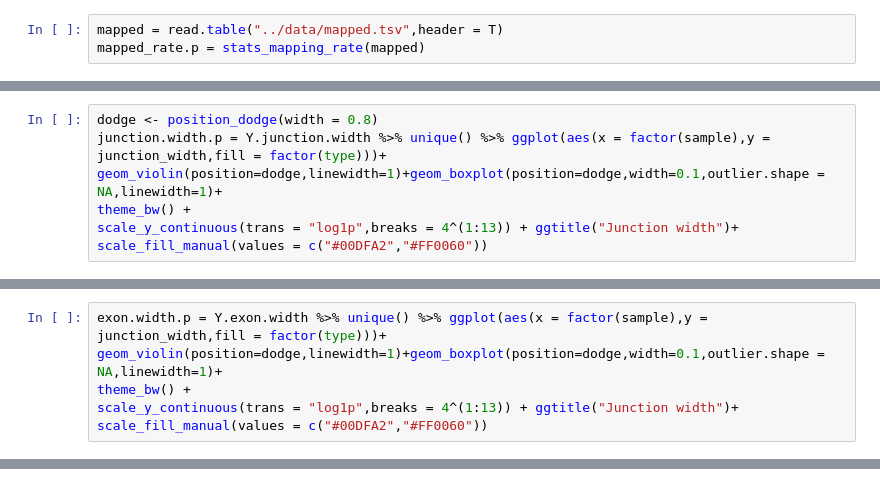
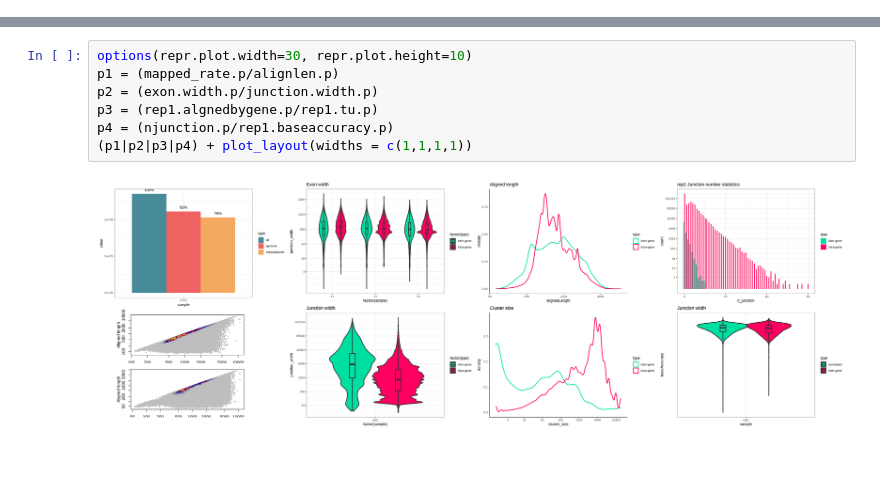
Before and after one commit to HongYhong/smart-seq-longreads, a Jupyter notebook: scripts/plot.R.ipynb, the cells around one changed output, grey strips where cells are left out. Cells and saved outputs as stored; diff of their text form; blank space fills up the shorter version.

```diff
--- a/scripts/plot.R.ipynb
+++ b/scripts/plot.R.ipynb
@@ -9,3 +0,0 @@ source("utils.R")
-# %%
-mapped = read.table("../data/mapped.tsv",header = T)
-mapped_rate.p = stats_mapping_rate(mapped)
@@ -118,7 +0,0 @@ Y.junction.width = bind_rows(Y1.junction.width,Y2.junction.width,Y3.junction.wid
-# %%
-dodge <- position_dodge(width = 0.8)
-junction.width.p = Y.junction.width %>% unique() %>% ggplot(aes(x = factor(sample),y = junction_width,fill = factor(type)))+
-geom_violin(position=dodge,linewidth=1)+geom_boxplot(position=dodge,width=0.1,outlier.shape = NA,linewidth=1)+
-theme_bw() +
-scale_y_continuous(trans = "log1p",breaks = 4^(1:13)) + ggtitle("Junction width")+
-scale_fill_manual(values = c("#00DFA2","#FF0060"))
@@ -147,6 +0,0 @@ Y.exon.width = bind_rows(Y1.exon.width,Y2.exon.width,Y3.exon.width)
-# %%
-exon.width.p = Y.exon.width %>% unique() %>% ggplot(aes(x = factor(sample),y = junction_width,fill = factor(type)))+
-geom_violin(position=dodge,linewidth=1)+geom_boxplot(position=dodge,width=0.1,outlier.shape = NA,linewidth=1)+
-theme_bw() +
-scale_y_continuous(trans = "log1p",breaks = 4^(1:13)) + ggtitle("Junction width")+
-scale_fill_manual(values = c("#00DFA2","#FF0060"))
@@ -234,0 +29,9 @@ Y.algnedbygene.p
+# %%
+options(repr.plot.width=30, repr.plot.height=10)
+p1 = (mapped_rate.p/alignlen.p)
+p2 = (exon.width.p/junction.width.p)
+p3 = (rep1.algnedbygene.p/rep1.tu.p)
+p4 = (njunction.p/rep1.baseaccuracy.p)
+(p1|p2|p3|p4) + plot_layout(widths = c(1,1,1,1))
+# %% [output]
+[figure, added]
```
Also changed, not shown: parts of 40 cells of this notebook, 18 other files.
